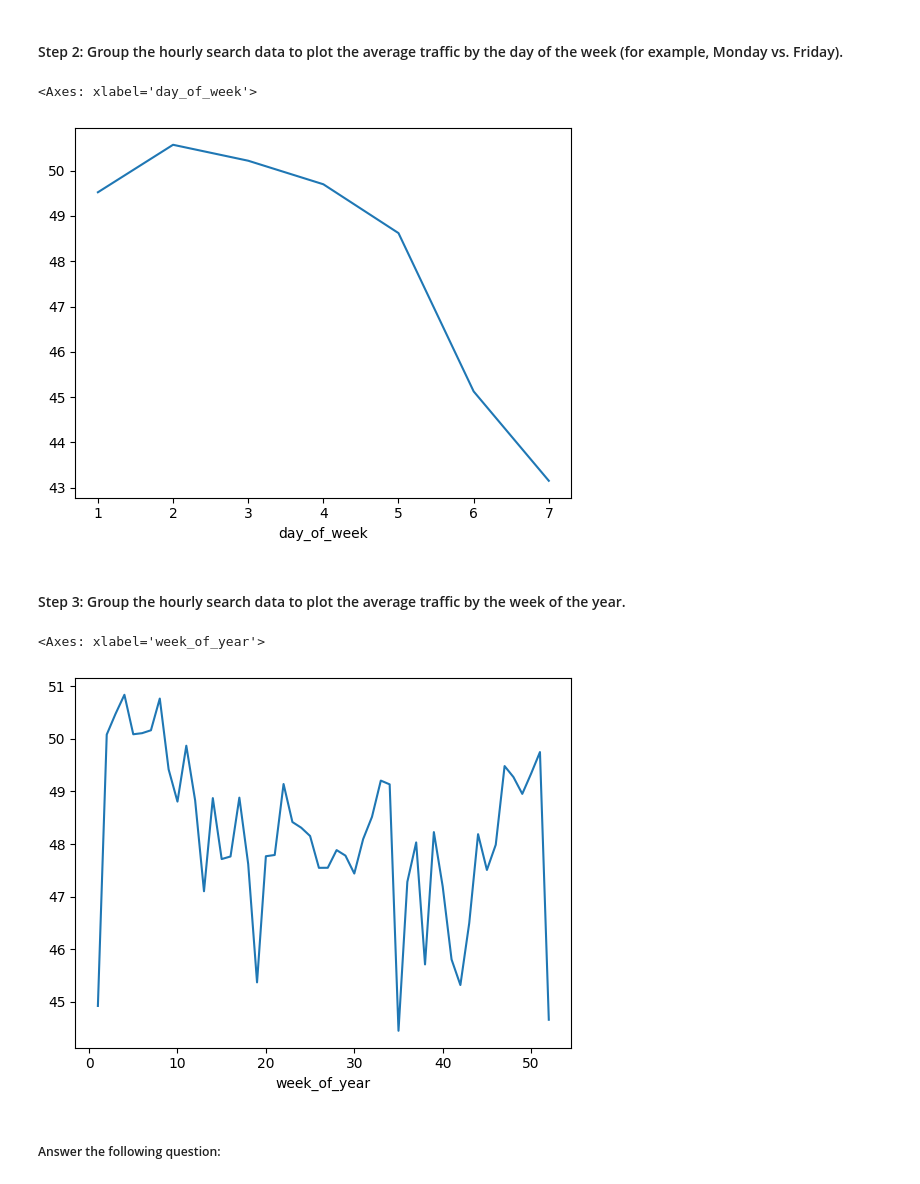
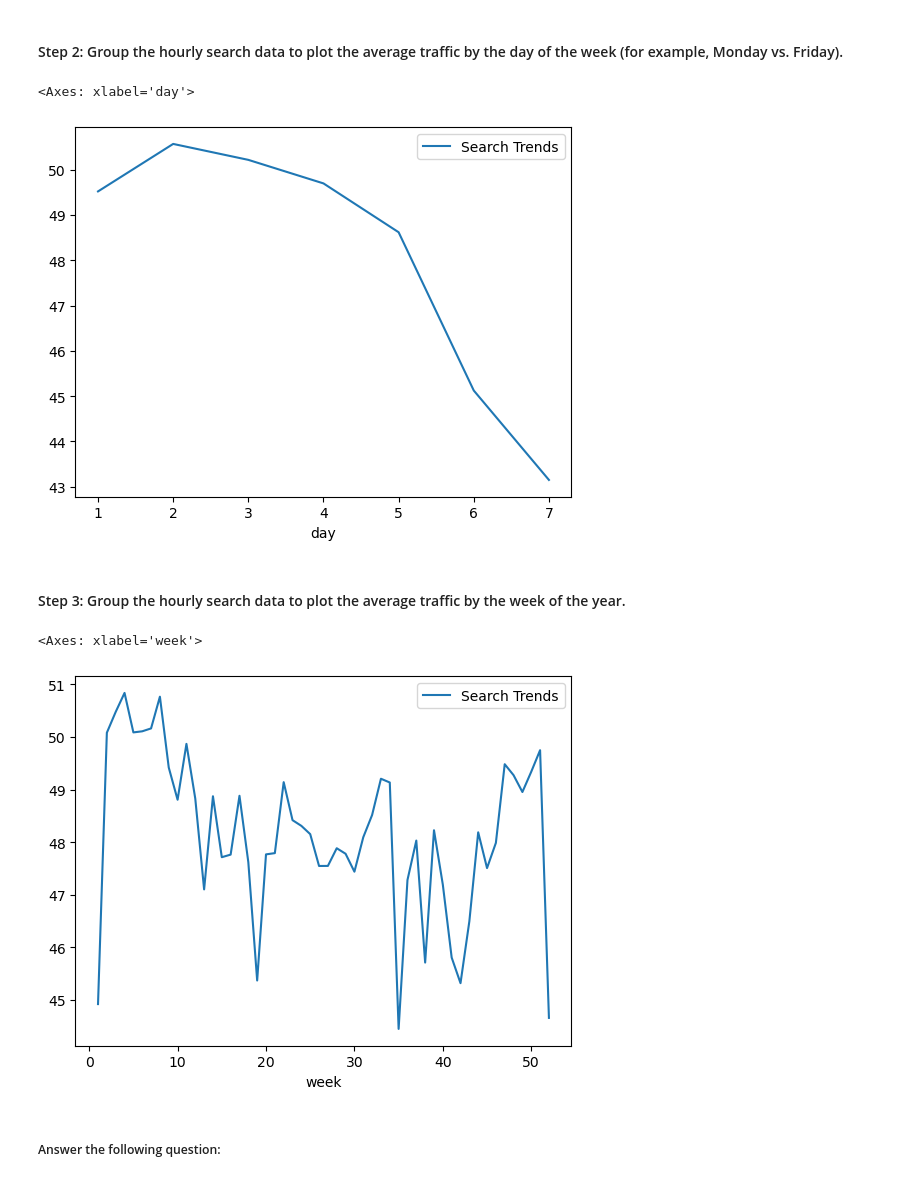
Before and after one commit to Hodgesw65/forecasting_net_prophet, a Jupyter notebook: forecasting_net_prophet.ipynb, the cells around one changed output. Saved outputs shown, nothing was run; the diff lists cells and outputs as text; code cells hidden in the pictures.

```diff
--- a/forecasting_net_prophet.ipynb
+++ b/forecasting_net_prophet.ipynb
@@ -171,24 +150,21 @@ df_hourly_average.plot()
 #### Step 2: Group the hourly search data to plot the average traffic by the day of the week (for example, Monday vs. Friday).
 # %%
 # Group the hourly search data to plot the average traffic by the day of week, using `df.index.isocalendar().day`.
-df_mercado_trends['day_of_week'] = df_mercado_trends.index.isocalendar().day
-
 # Create the 'day_of_week' column from the index
-df_daily_average = df_mercado_trends.groupby('day_of_week')['Search Trends'].mean()
-df_daily_average.plot()
+df_mercado_trends.groupby(df_mercado_trends.index.isocalendar().day).mean().plot()
 # %% [output]
-<Axes: xlabel='day_of_week'>
+<Axes: xlabel='day'>
-[figure, old version]
+[figure, new version]
 # %% [markdown]
 #### Step 3: Group the hourly search data to plot the average traffic by the week of the year.
 # %%
 # Group the hourly search data to plot the average traffic by the week of the year using `df.index.isocalendar().week`.
-df_mercado_trends['week_of_year'] = df_mercado_trends.index.isocalendar().week # Extract week of year and store in a new column
-df_weekly_average = df_mercado_trends.groupby('week_of_year')['Search Trends'].mean()
+
+df_weekly_average = df_mercado_trends.groupby(df_mercado_trends.index.isocalendar().week).mean()
 df_weekly_average.plot()
 # %% [output]
-<Axes: xlabel='week_of_year'>
+<Axes: xlabel='week'>
-[figure, old version]
+[figure, new version]
 # %% [markdown]
 ##### Answer the following question:
 # %% [markdown]
```
Also changed, not shown: parts of 13 cells of this notebook.
